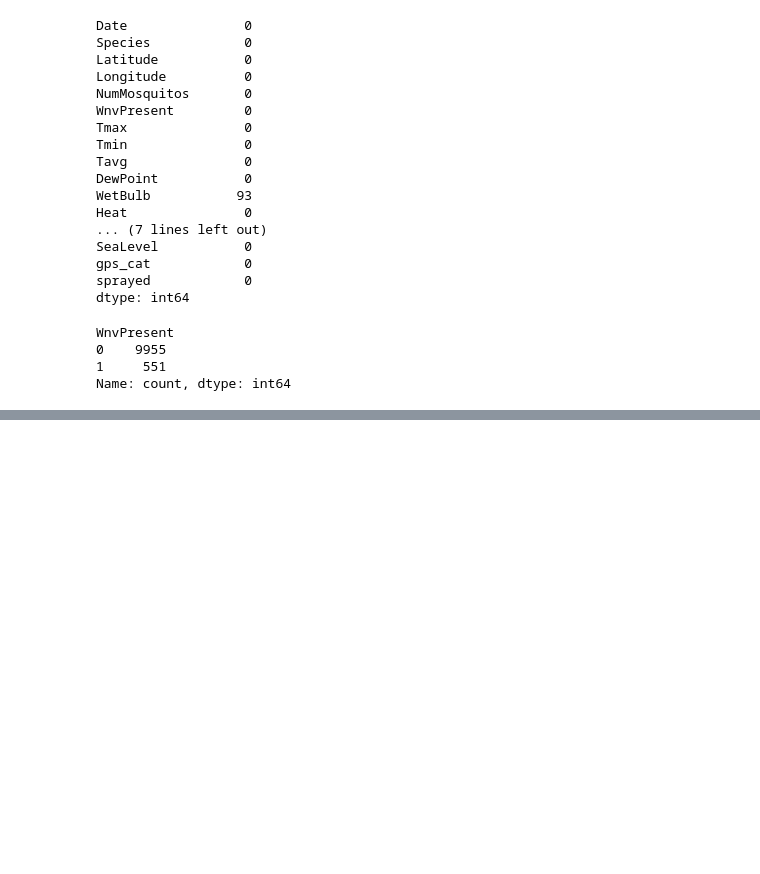
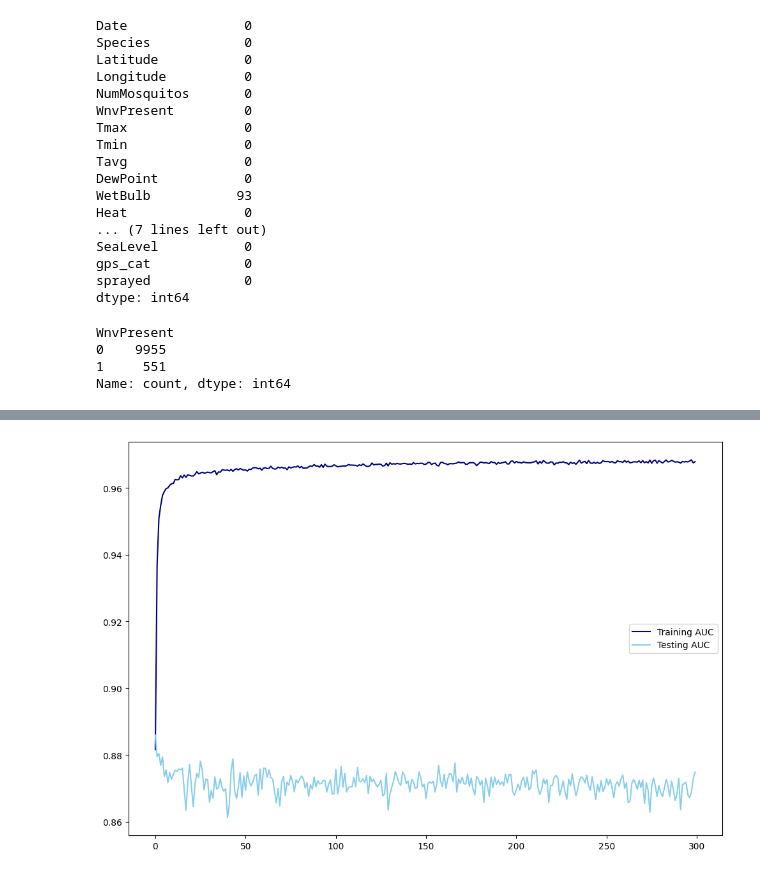
Before and after one commit to Shredmetal/dsi_4_wnv, a Jupyter notebook: technical_report.ipynb, the cells around one changed output, grey strips where cells are left out. Saved outputs shown, nothing was run; the diff lists cells and outputs as text; code cells hidden in the pictures; blank space fills up the shorter version.

```diff
--- a/technical_report.ipynb
+++ b/technical_report.ipynb
@@ -479,0 +476,23 @@ df.to_csv('train_sprayed_month_engineered.csv', index=False)
+# %%
+smt = SMOTETomek(random_state=42)
+
+X_res, y_res = smt.fit_resample(cleaned.X_train, cleaned.y_train)
+# %%
+model = Sequential()
+model.add(Dense(n_input, input_dim=n_input, activation='relu', kernel_regularizer=l2(0.001)))
+model.add(Dense(128, activation='relu', kernel_regularizer=l2(0.001)))
+model.add(Dense(64, activation='relu', kernel_regularizer=l2(0.001)))
+model.add(Dense(1, activation='sigmoid', kernel_regularizer=l2(0.001)))
+# %%
+opt = keras_core.optimizers.Adam(learning_rate=0.0005)
+
+model.compile(loss='binary_crossentropy', optimizer=opt, metrics=[keras_core.metrics.AUC()]) # loss = 'bce'
+# %%
+history = model.fit(
+    X_res,
+    y_res,
+    validation_data=(cleaned.X_test, cleaned.y_test),
+    epochs=300,
+    batch_size=None,
+    verbose=2
+)
@@ -479,0 +517,10 @@ df.to_csv('train_sprayed_month_engineered.csv', index=False)
+# %%
+train_auc = history.history['auc']
+test_auc = history.history['val_auc']
+
+plt.figure(figsize=(12, 8))
+plt.plot(train_auc, label='Training AUC', color='navy')
+plt.plot(test_auc, label='Testing AUC', color='skyblue')
+plt.legend();
+# %% [output]
+[figure, added]
```
Also changed, not shown: parts of 11 cells of this notebook.
